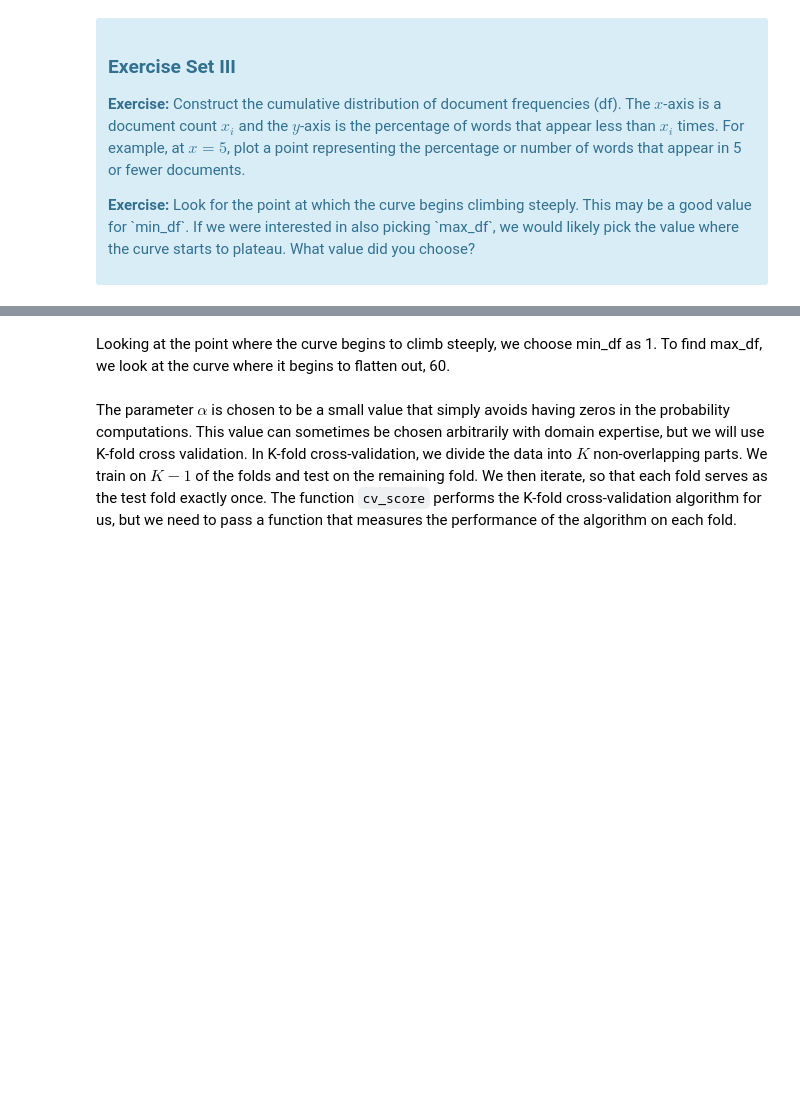
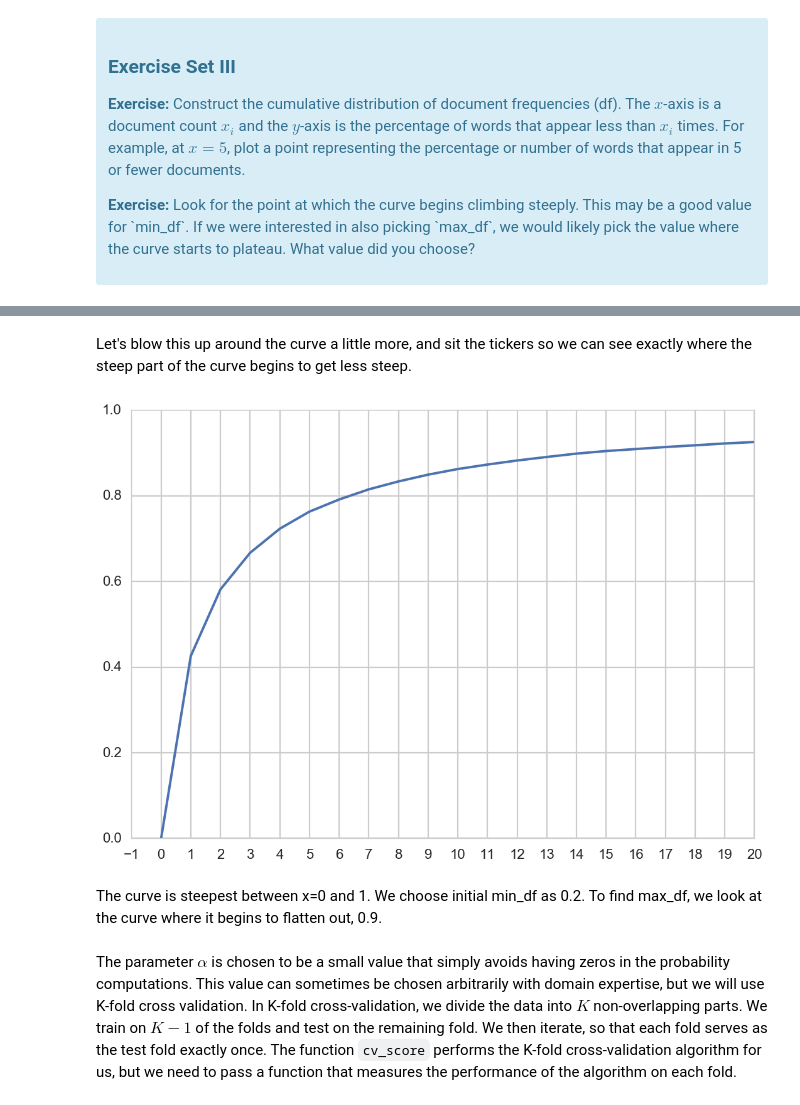
Before and after one commit to sgiorgetta/MachineLearningExercises, a Jupyter notebook: Mini_Project_Naive_Bayes.ipynb, the cells around one changed output, grey strips where cells are left out. Saved outputs shown, nothing was run; the diff lists cells and outputs as text; code cells hidden in the pictures; blank space fills up the shorter version.

```diff
--- a/Mini_Project_Naive_Bayes.ipynb
+++ b/Mini_Project_Naive_Bayes.ipynb
@@ -328,5 +328,18 @@ plt.xlabel('Number of Words')
+# %% [markdown]
+Let's blow this up around the curve a little more, and sit the tickers so we can see exactly where the steep part of the curve begins to get less steep.
+# %%
+import matplotlib.ticker as ticker
+tick_spacing = 1
+
+fig, ax = plt.subplots(1,1)
+ax.plot(xdf.index,xdf.percentage)
+plt.xlim(xmin = -1,xmax = 20)
+ax.xaxis.set_major_locator(ticker.MultipleLocator(tick_spacing))
+plt.show()
+# %% [output]
+[figure, added]
 # %% [markdown]
-Looking at the point where the curve begins to climb steeply, we choose min_df as 1.  To find max_df, we look at the curve where it begins to flatten out, 60.
+The curve is steepest between x=0 and 1.  We choose initial min_df as 0.2.  To find max_df, we look at the curve where it begins to flatten out, 0.9.
 # %% [markdown]
 The parameter $\alpha$ is chosen to be a small value that simply avoids having zeros in the probability computations. This value can sometimes be chosen arbitrarily with domain expertise, but we will use K-fold cross validation. In K-fold cross-validation, we divide the data into $K$ non-overlapping parts. We train on $K-1$ of the folds and test on the remaining fold. We then iterate, so that each fold serves as the test fold exactly once. The function `cv_score` performs the K-fold cross-validation algorithm for us, but we need to pass a function that measures the performance of the algorithm on each fold.
 # %%
```
Also changed, not shown: parts of 22 cells of this notebook.
